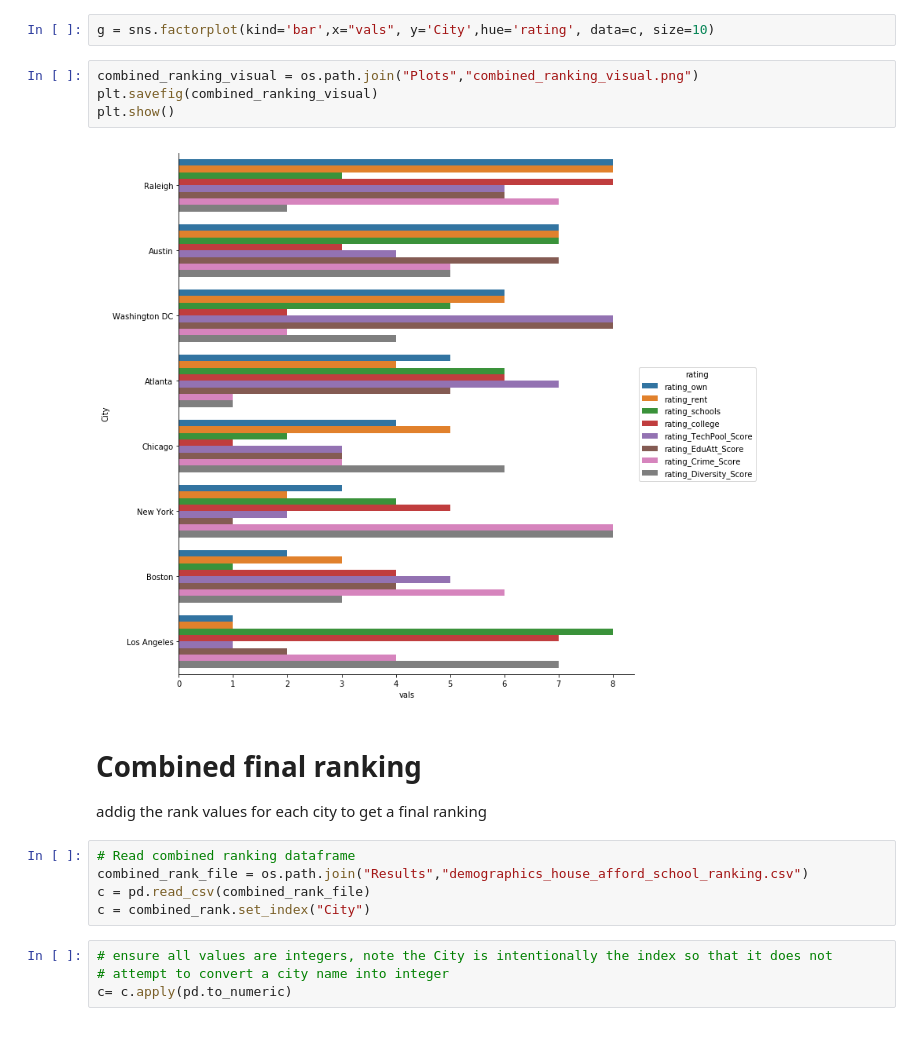
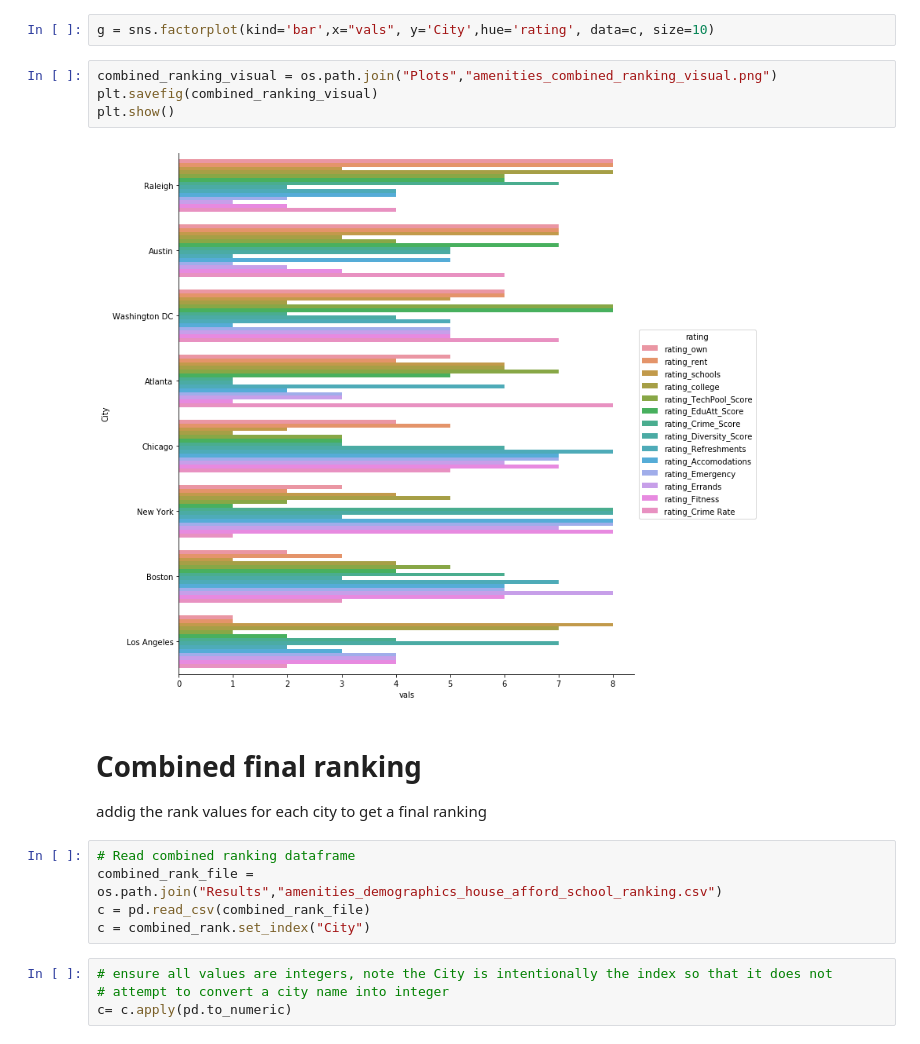
Before and after one commit to indranik/BC_Project1, a Jupyter notebook: Final Results/Combined_City_Ranking.ipynb, the cells around one changed output. Saved outputs shown, nothing was run; the diff lists cells and outputs as text.

Commit message:
merge amenities scores into combined ranking"

```diff
--- a/Final Results/Combined_City_Ranking.ipynb
+++ b/Final Results/Combined_City_Ranking.ipynb
@@ -138,18 +170,18 @@ c = c.melt('City', var_name='rating', value_name='vals')
 # %%
 g = sns.factorplot(kind='bar',x="vals", y='City',hue='rating', data=c, size=10)
 # %%
-combined_ranking_visual = os.path.join("Plots","combined_ranking_visual.png")
+combined_ranking_visual = os.path.join("Plots","amenities_combined_ranking_visual.png")
 plt.savefig(combined_ranking_visual)
 plt.show()
 # %% [output]
-[figure, old version]
+[figure, new version]
 # %% [markdown]
 # Combined final ranking
 
 addig the rank values for each city to get a final ranking
 # %%
 # Read combined ranking dataframe
-combined_rank_file = os.path.join("Results","demographics_house_afford_school_ranking.csv")
+combined_rank_file = os.path.join("Results","amenities_demographics_house_afford_school_ranking.csv")
 c = pd.read_csv(combined_rank_file)
 c = combined_rank.set_index("City")
 # %%
```
Also changed, not shown: parts of 14 cells of this notebook, 4 other files.
